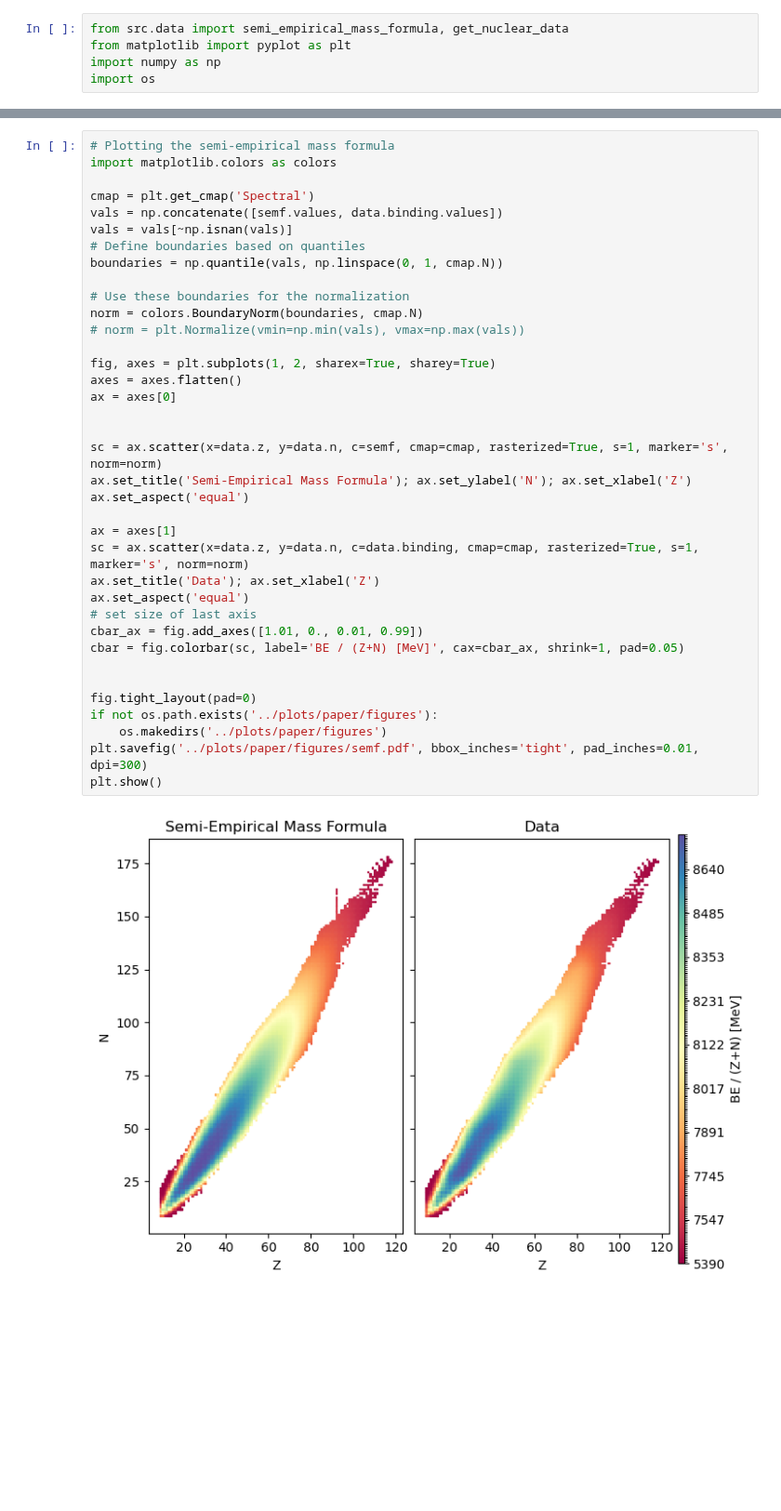
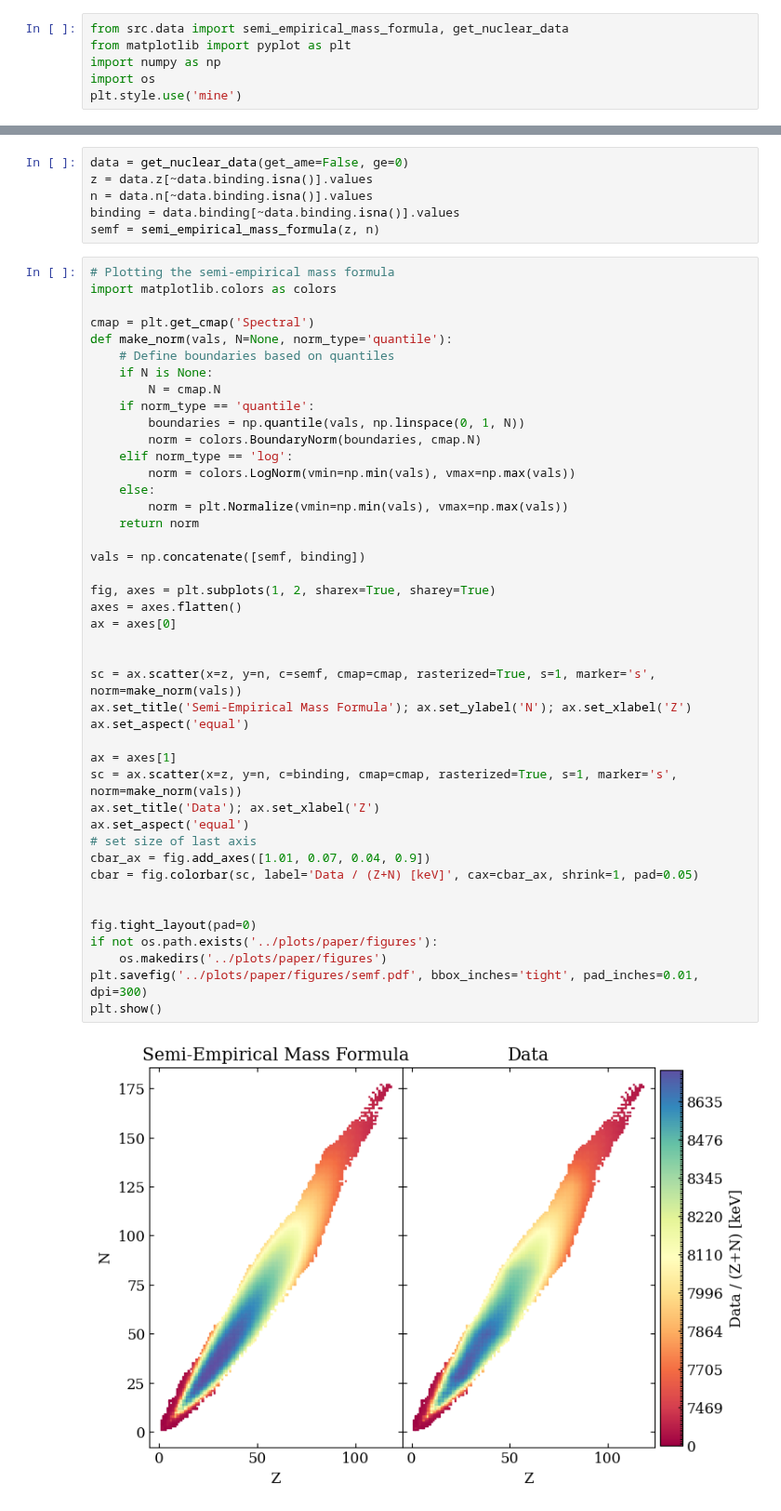
Before and after one commit to okitouni/NuCLR-MechInterp, a Jupyter notebook: nbs/plot-be-semf.ipynb, the cells around one changed output, grey strips where cells are left out. Shown at 93% size. Drawn from its saved outputs; the diff is of its cells as text; blank space fills up the shorter version.

Commit message:
semf plot

```diff
--- a/nbs/plot-be-semf.ipynb
+++ b/nbs/plot-be-semf.ipynb
@@ -3,3 +3,4 @@ from src.data import semi_empirical_mass_formula, get_nuclear_data
 from matplotlib import pyplot as plt
 import numpy as np
 import os
+plt.style.use('mine')
@@ -9,39 +7,51 @@ semf = semi_empirical_mass_formula(data.z, data.n)
+# %%
+data = get_nuclear_data(get_ame=False, ge=0)
+z = data.z[~data.binding.isna()].values
+n = data.n[~data.binding.isna()].values
+binding = data.binding[~data.binding.isna()].values
+semf = semi_empirical_mass_formula(z, n)
 # %%
 # Plotting the semi-empirical mass formula
 import matplotlib.colors as colors
 
 cmap = plt.get_cmap('Spectral')
-vals = np.concatenate([semf.values, data.binding.values])
-vals = vals[~np.isnan(vals)]
-# Define boundaries based on quantiles
-boundaries = np.quantile(vals, np.linspace(0, 1, cmap.N))
+def make_norm(vals, N=None, norm_type='quantile'):
+    # Define boundaries based on quantiles
+    if N is None:
+        N = cmap.N
+    if norm_type == 'quantile':
+        boundaries = np.quantile(vals, np.linspace(0, 1, N))
+        norm = colors.BoundaryNorm(boundaries, cmap.N)
+    elif norm_type == 'log':
+        norm = colors.LogNorm(vmin=np.min(vals), vmax=np.max(vals))
+    else:
+        norm = plt.Normalize(vmin=np.min(vals), vmax=np.max(vals))
+    return norm
 
-# Use these boundaries for the normalization
-norm = colors.BoundaryNorm(boundaries, cmap.N)
-# norm = plt.Normalize(vmin=np.min(vals), vmax=np.max(vals))
+vals = np.concatenate([semf, binding])
 
 fig, axes = plt.subplots(1, 2, sharex=True, sharey=True)
 axes = axes.flatten()
 ax = axes[0]
 
 
-sc = ax.scatter(x=data.z, y=data.n, c=semf, cmap=cmap, rasterized=True, s=1, marker='s', norm=norm)
+sc = ax.scatter(x=z, y=n, c=semf, cmap=cmap, rasterized=True, s=1, marker='s', norm=make_norm(vals))
 ax.set_title('Semi-Empirical Mass Formula'); ax.set_ylabel('N'); ax.set_xlabel('Z')
 ax.set_aspect('equal')
 
 ax = axes[1]
-sc = ax.scatter(x=data.z, y=data.n, c=data.binding, cmap=cmap, rasterized=True, s=1, marker='s', norm=norm)
+sc = ax.scatter(x=z, y=n, c=binding, cmap=cmap, rasterized=True, s=1, marker='s', norm=make_norm(vals))
 ax.set_title('Data'); ax.set_xlabel('Z')
 ax.set_aspect('equal')
 # set size of last axis
-cbar_ax = fig.add_axes([1.01, 0., 0.01, 0.99])
-cbar = fig.colorbar(sc, label='BE / (Z+N) [MeV]', cax=cbar_ax, shrink=1, pad=0.05)
+cbar_ax = fig.add_axes([1.01, 0.07, 0.04, 0.9])
+cbar = fig.colorbar(sc, label='Data / (Z+N) [keV]', cax=cbar_ax, shrink=1, pad=0.05)
 
 
 fig.tight_layout(pad=0)
 if not os.path.exists('../plots/paper/figures'):
     os.makedirs('../plots/paper/figures')
 plt.savefig('../plots/paper/figures/semf.pdf', bbox_inches='tight', pad_inches=0.01, dpi=300)
 plt.show()
 # %% [output]
-[figure, old version]
+[figure, new version]
```
Also changed, not shown: parts of 2 cells of this notebook.
